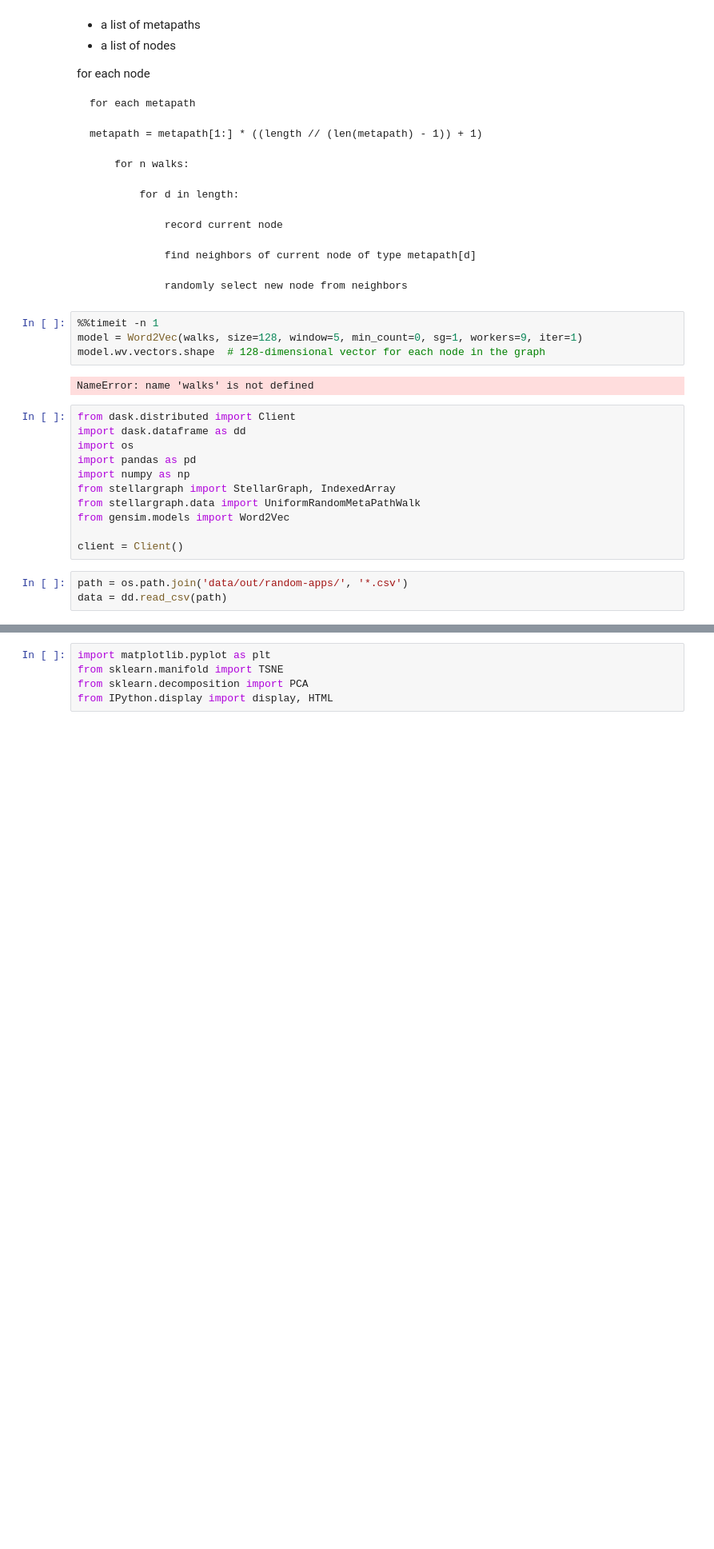
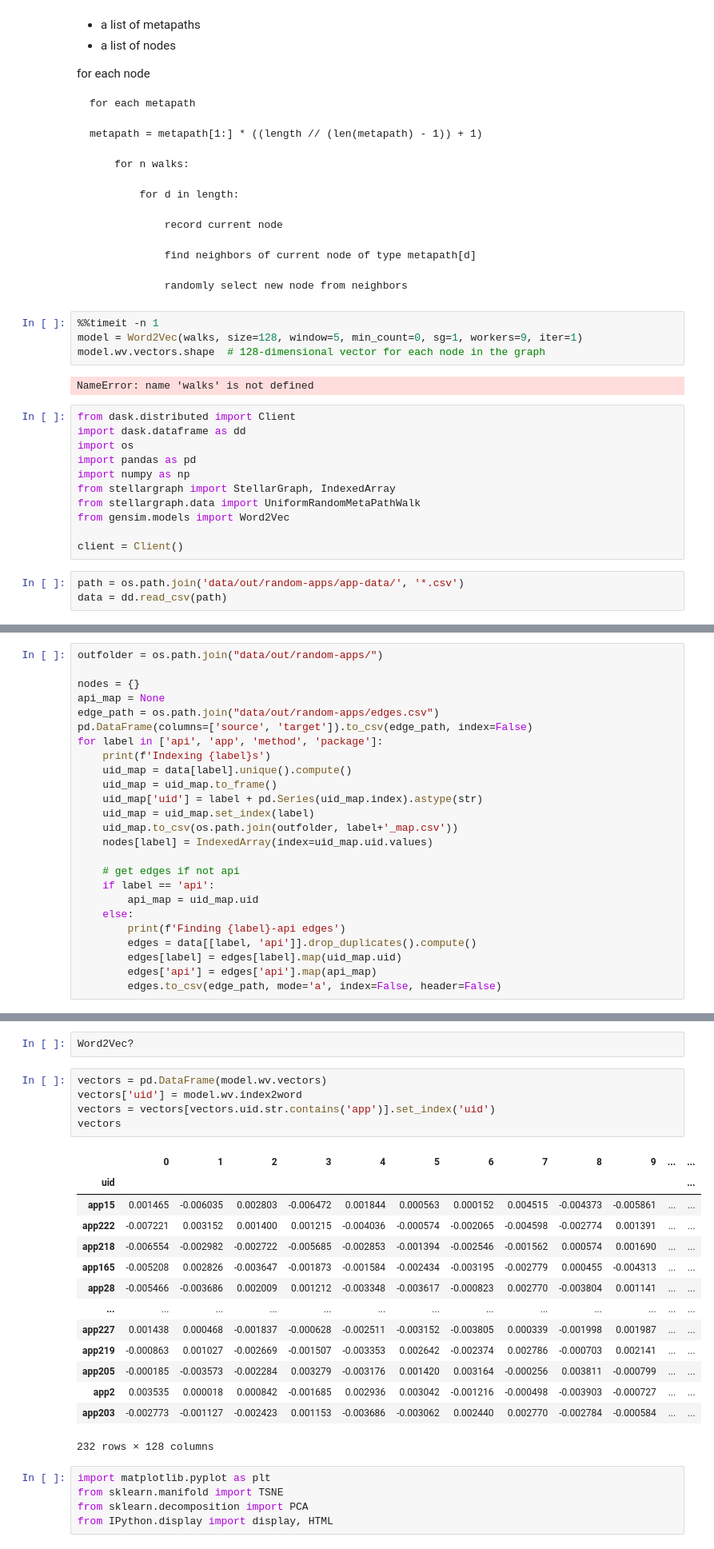
Before and after one commit to rcgonzalez9061/m2v-adversarial-hindroid, a Jupyter notebook: notebooks/Dev.ipynb, the cells around one changed output, grey strips where cells are left out. Shown: that part at 80% size. Saved outputs shown, nothing was run; the diff lists cells and outputs as text; blank space fills up the shorter version.

```diff
--- a/notebooks/Dev.ipynb
+++ b/notebooks/Dev.ipynb
@@ -123,5 +126,5 @@ from gensim.models import Word2Vec
 
 client = Client()
 # %%
-path = os.path.join('data/out/random-apps/', '*.csv')
+path = os.path.join('data/out/random-apps/app-data/', '*.csv')
 data = dd.read_csv(path)
@@ -213,0 +131,25 @@ g = StellarGraph(nodes = {
+# %%
+outfolder = os.path.join("data/out/random-apps/")
+
+nodes = {}
+api_map = None
+edge_path = os.path.join("data/out/random-apps/edges.csv")
+pd.DataFrame(columns=['source', 'target']).to_csv(edge_path, index=False)
+for label in ['api', 'app', 'method', 'package']:
+    print(f'Indexing {label}s')
+    uid_map = data[label].unique().compute()
+    uid_map = uid_map.to_frame()
+    uid_map['uid'] = label + pd.Series(uid_map.index).astype(str)
+    uid_map = uid_map.set_index(label)
+    uid_map.to_csv(os.path.join(outfolder, label+'_map.csv'))
+    nodes[label] = IndexedArray(index=uid_map.uid.values)
+
+    # get edges if not api
+    if label == 'api':
+        api_map = uid_map.uid
+    else:
+        print(f'Finding {label}-api edges')
+        edges = data[[label, 'api']].drop_duplicates().compute()
+        edges[label] = edges[label].map(uid_map.uid)
+        edges['api'] = edges['api'].map(api_map)
+        edges.to_csv(edge_path, mode='a', index=False, header=False)
@@ -239,3 +209,25 @@ model.wv.vectors.shape  # 128-dimensional vector for each node in the graph
+# %%
+Word2Vec?
+# %%
+vectors = pd.DataFrame(model.wv.vectors)
+vectors['uid'] = model.wv.index2word
+vectors = vectors[vectors.uid.str.contains('app')].set_index('uid')
+vectors
+# %% [output]
+|  | 0 | 1 | 2 | 3 | 4 | 5 | 6 | 7 | 8 | 9 | ... | ... |
+| uid |  |  |  |  |  |  |  |  |  |  |  | ... |
+| app15 | 0.001465 | -0.006035 | 0.002803 | -0.006472 | 0.001844 | 0.000563 | 0.000152 | 0.004515 | -0.004373 | -0.005861 | ... | ... |
+| app222 | -0.007221 | 0.003152 | 0.001400 | 0.001215 | -0.004036 | -0.000574 | -0.002065 | -0.004598 | -0.002774 | 0.001391 | ... | ... |
+| app218 | -0.006554 | -0.002982 | -0.002722 | -0.005685 | -0.002853 | -0.001394 | -0.002546 | -0.001562 | 0.000574 | 0.001690 | ... | ... |
+| app165 | -0.005208 | 0.002826 | -0.003647 | -0.001873 | -0.001584 | -0.002434 | -0.003195 | -0.002779 | 0.000455 | -0.004313 | ... | ... |
+| app28 | -0.005466 | -0.003686 | 0.002009 | 0.001212 | -0.003348 | -0.003617 | -0.000823 | 0.002770 | -0.003804 | 0.001141 | ... | ... |
+| ... | ... | ... | ... | ... | ... | ... | ... | ... | ... | ... | ... | ... |
+| app227 | 0.001438 | 0.000468 | -0.001837 | -0.000628 | -0.002511 | -0.003152 | -0.003805 | 0.000339 | -0.001998 | 0.001987 | ... | ... |
+| app219 | -0.000863 | 0.001027 | -0.002669 | -0.001507 | -0.003353 | 0.002642 | -0.002374 | 0.002786 | -0.000703 | 0.002141 | ... | ... |
+| app205 | -0.000185 | -0.003573 | -0.002284 | 0.003279 | -0.003176 | 0.001420 | 0.003164 | -0.000256 | 0.003811 | -0.000799 | ... | ... |
+| app2 | 0.003535 | 0.000018 | 0.000842 | -0.001685 | 0.002936 | 0.003042 | -0.001216 | -0.000498 | -0.003903 | -0.000727 | ... | ... |
+| app203 | -0.002773 | -0.001127 | -0.002423 | 0.001153 | -0.003686 | -0.003062 | 0.002440 | 0.002770 | -0.002784 | -0.000584 | ... | ... |
+232 rows × 128 columns
 # %%
 import matplotlib.pyplot as plt
 from sklearn.manifold import TSNE
```
Also changed, not shown: parts of 18 cells of this notebook, 9 other files.
